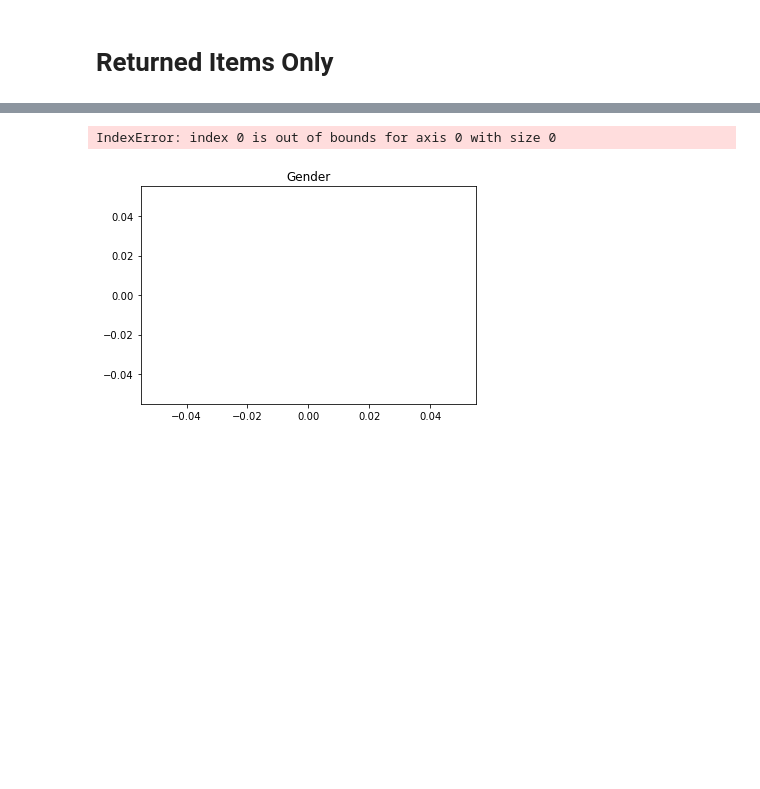
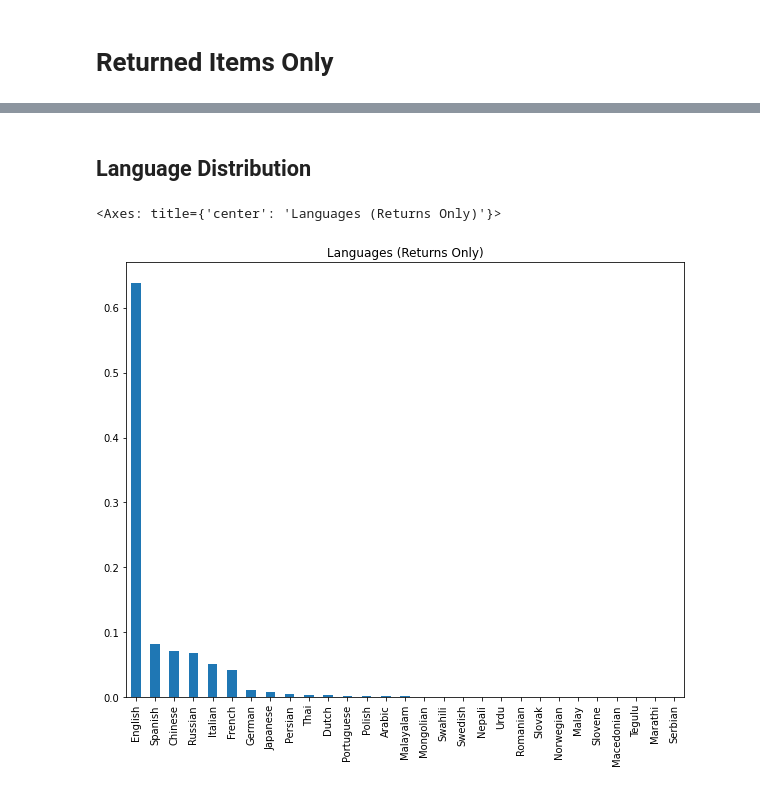
Before and after one commit to s-callejo/AI-Academy-capstone-project-team2, a Jupyter notebook: eda.ipynb, the cells around one changed output, grey strips where cells are left out. Saved outputs shown, nothing was run; the diff lists cells and outputs as text; code cells hidden in the pictures; blank space fills up the shorter version.

```diff
--- a/eda.ipynb
+++ b/eda.ipynb
@@ -3,6 +5,6 @@ import pandas as pd
 import numpy as np
 import matplotlib.pyplot as plt
 # %%
-df = pd.read_csv("processed.csv")
+df = pd.read_csv("processed.csv", index_col=0)
 df.head()
 # %% [output]
@@ -78,6 +118,6 @@ df['country'].value_counts(normalize=True).plot(kind='barh', title="Country", fi
 # %% [markdown]
 # Returned Items Only
 # %%
-df_returned = df[df["returned"] == 'yes']
+df_returned = df[df["returned"] == 'Yes']
 df_returned.head()
 # %% [output]
@@ -110,5 +179,7 @@ Name: age, dtype: int64
+# %% [markdown]
+## Language Distribution
 # %%
-df_returned['gender'].value_counts(normalize=True).plot(kind='barh', title='Gender')
+df_returned['language'].value_counts(normalize=True).plot(kind='bar', title="Languages (Returns Only)", figsize=(10,8))
 # %% [output]
-IndexError: index 0 is out of bounds for axis 0 with size 0
+<Axes: title={'center': 'Languages (Returns Only)'}>
-[figure, old version]
+[figure, new version]
```
Also changed, not shown: parts of 38 cells of this notebook.
